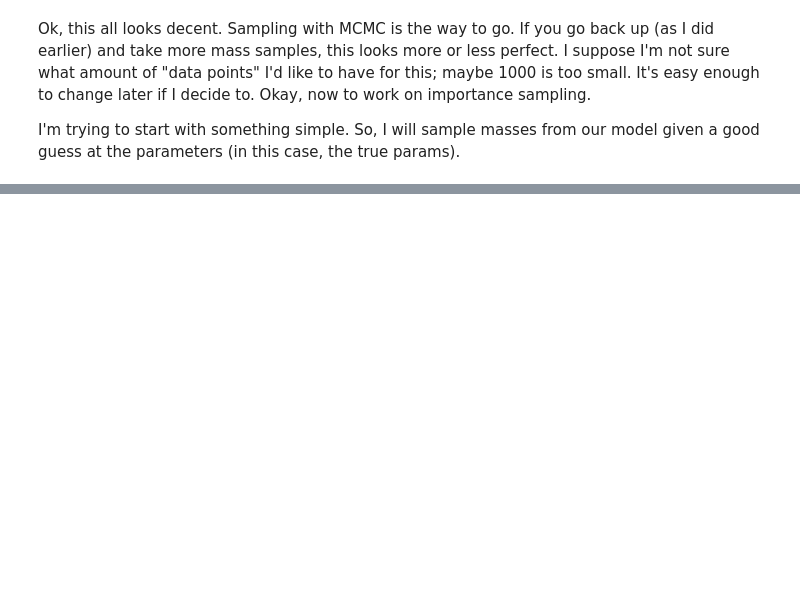
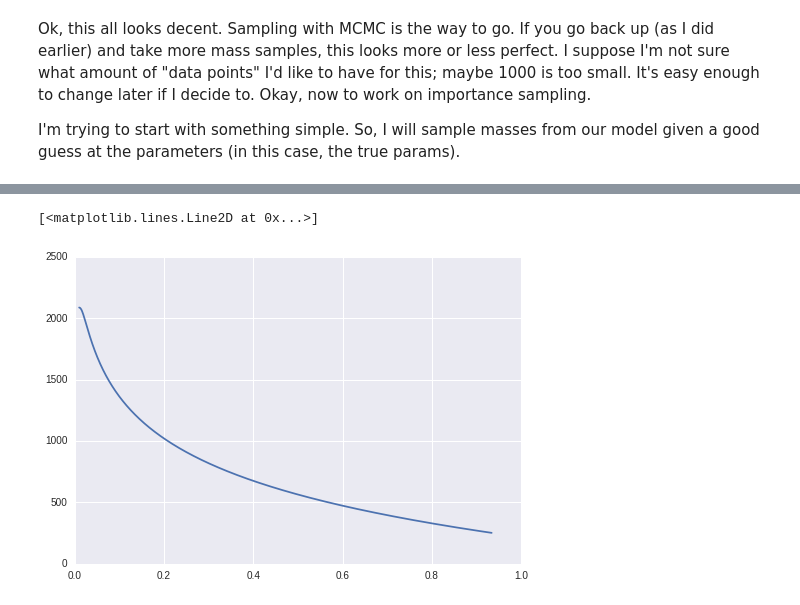
Before and after one commit to Ravirajadrangi/ClusterMassInference, a Jupyter notebook: Importance Sampling.ipynb, the cells around one changed output, grey strips where cells are left out. Saved outputs shown, nothing was run; the diff lists cells and outputs as text; code cells hidden in the pictures; blank space fills up the shorter version.

```diff
--- a/Importance Sampling.ipynb
+++ b/Importance Sampling.ipynb
@@ -184,0 +218,6 @@ log_posterior([logL0_true, a_true, b_true, B_l_true, sigma_l_true], redshift, lo
+# %%
+plt.plot(sigma_l_vals, grid)
+#plt.vlines(logL0_true, 0, 1000)
+# %% [output]
+[<matplotlib.lines.Line2D at 0x...>]
+[figure, added]
```
Also changed, not shown: parts of 12 cells of this notebook, 1 other file.
